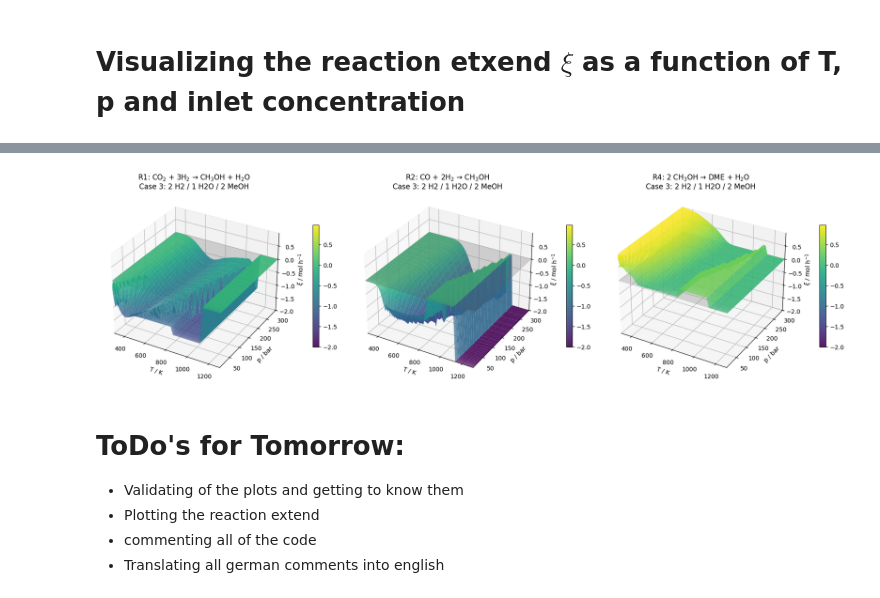
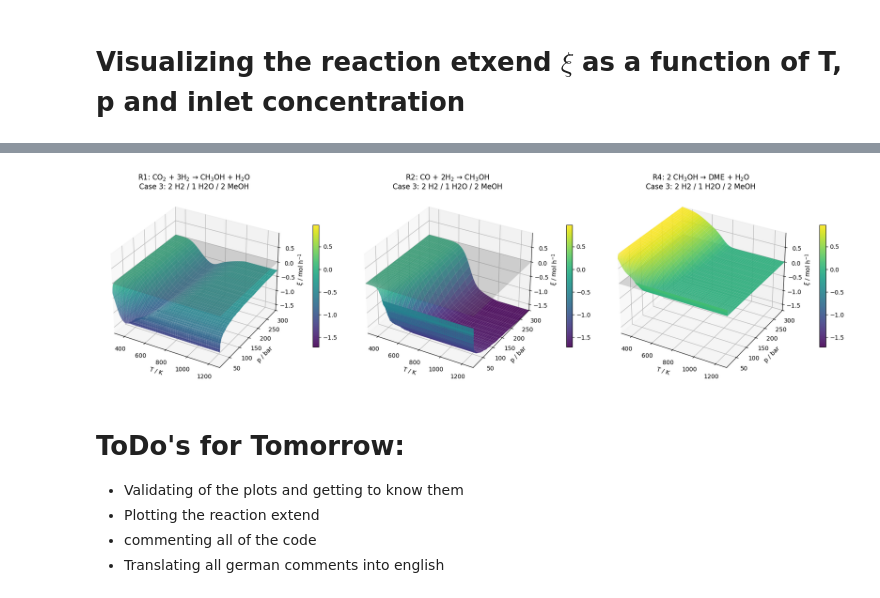
Before and after one commit to PeterSchoenung/CRE3-Assignment-2, a Jupyter notebook: CRE3_Assignment2_Group_5.ipynb, the cells around one changed output, grey strips where cells are left out. Drawn from its saved outputs; the diff is of its cells as text; code cells hidden in the pictures.

```diff
--- a/CRE3_Assignment2_Group_5.ipynb
+++ b/CRE3_Assignment2_Group_5.ipynb
@@ -728,7 +728,7 @@ def mole_fraction(n_out):
 
 from scipy.optimize import least_squares
 
-def equilibrium_residuals(xi, reaction_list, n_in, T, p, reac_index, penalty_weight=1e4):
+def equilibrium_residuals(xi, reaction_list, n_in, T, p, reac_index, penalty_weight=10):
     """
     Residuen der Gleichgewichtsbedingungen plus Strafterm für unphysikalische Mengen.
 
@@ -869,8 +886,13 @@ p_fixed  = 100
 xi_T = np.full((len(test_cases), 3, len(T_range)), np.nan)
 
 for ci, (name, n_in) in enumerate(test_cases):
+    xi_prev = np.array([0.001, 0.001, 0.001])   # Startwert nur für T[0]
     for ti, T in enumerate(T_range):
-        xi_T[ci, :, ti] = safe_solve(n_in, T, p_fixed)
+        xi = safe_solve(n_in, T, p_fixed, xi_init=xi_prev, xi_prev=xi_prev)
+        if not np.any(np.isnan(xi)):
+            xi_T[ci, :, ti] = xi
+            xi_prev = xi # Update the initial guess for the next temperature based on the previous solution to improve convergence
+
 
 # colors for consistent legend, using rainbow colormap with as many distinct colors as test cases
 colors = plt.cm.rainbow(np.linspace(0, 1, len(test_cases)))
@@ -896,13 +918,22 @@ plt.show()
 # %%
 # ====================== ξ vs p (for a fixed T) ======================
-p_range  = np.logspace(0, np.log10(300), 100)  # 1 ... 300 bar, log-scaled
+# p_range  = np.logspace(0, np.log10(300), 100)  # 1 ... 300 bar, log-scaled
+p_critical_region = np.linspace(1, 10, 300)   # ← Bereich mit Struktur, 300 Punkte
+# p_smooth_low  = np.logspace(0, np.log10(5), 30)    # 1-5 bar, 30 Punkte
+p_smooth_high = np.logspace(np.log10(10), np.log10(300), 50)  # 20-300 bar, 50 Punkte
+
+p_range = np.concatenate([p_critical_region[:-1], p_smooth_high])
 T_fixed  = 500  # K — typical for dme synthesis, can be changed to your needs
 
 xi_p = np.full((len(test_cases), 3, len(p_range)), np.nan)
 
 for ci, (name, n_in) in enumerate(test_cases):
+    xi_prev = np.array([0.001, 0.001, 0.001])
     for pi, p in enumerate(p_range):
-        xi_p[ci, :, pi] = safe_solve(n_in, T_fixed, p)
+        xi = safe_solve(n_in, T_fixed, p, xi_init=xi_prev, xi_prev=xi_prev)
+        if not np.any(np.isnan(xi)):
+            xi_p[ci, :, pi] = xi
+            xi_prev = xi
 
 # Define colors from rainbow colormap for consistent appearance across all plots
 colors = plt.cm.rainbow(np.linspace(0, 1, len(test_cases)))
@@ -929,6 +1172,6 @@ plt.show()
 # %%
 # ====================== 3D-Surface: ξ(T,p) for a single test case ======================
-SELECTED_CASE = 2   # ← Index 0..4, e.g. Case 1
+SELECTED_CASE = 2   # ← Index 0..4
 
 name, n_in = test_cases[SELECTED_CASE]
 
@@ -939,9 +1182,13 @@ T_mesh, p_mesh = np.meshgrid(T_3d, p_3d)
 
 xi_TP = np.full((3, len(p_3d), len(T_3d)), np.nan)
 
-for ti, T in enumerate(T_3d):
-    for pi, p in enumerate(p_3d):
-        xi_TP[:, pi, ti] = safe_solve(n_in, T, p)
+for pi, p in enumerate(p_3d):
+    xi_prev = np.array([0.001, 0.001, 0.001])   # Reset für jede p-Zeile
+    for ti, T in enumerate(T_3d):
+        xi = safe_solve(n_in, T, p, xi_init=xi_prev, xi_prev=xi_prev)
+        if not np.any(np.isnan(xi)):
+            xi_TP[:, pi, ti] = xi
+            xi_prev = xi
 
 # Determine global min and max across all three reactions for consistent color mapping
 vmin = np.nanmin(xi_TP)
@@ -957,32 +1204,32 @@ z_plane = np.zeros_like(T_mesh)
 fig = plt.figure(figsize=(18, 5.5))
 for r_idx in range(3):
     ax = fig.add_subplot(1, 3, r_idx + 1, projection='3d')
     surf = ax.plot_surface(
         T_mesh, p_mesh, xi_TP[r_idx],
         cmap='viridis', alpha=0.9, edgecolor='none',
         vmin=vmin, vmax=vmax  # Use global min/max for consistent color scale
     )
 
     # Add transparent reference mesh at z=0.0
     ax.plot_surface(
         T_mesh, p_mesh, z_plane,
         alpha=0.25, color='gray', edgecolor='none'
     )
 
     ax.set_xlabel('T / K')
     ax.set_ylabel('p / bar')
     ax.set_zlabel(r'$\xi$ / mol h$^{-1}$')
     ax.set_title(f'{reaction_labels_short[r_idx]}\n{name}')
 
     # Set consistent axis limits for all three plots
     ax.set_xlim([T_3d.min(), T_3d.max()])
     ax.set_ylim([p_3d.min(), p_3d.max()])
     ax.set_zlim([zmin, zmax])
 
     fig.colorbar(surf, ax=ax, shrink=0.55, pad=0.1)
 
 plt.tight_layout()
 plt.show()
 # %% [output]
-[figure, old version]
+[figure, new version]
 # %%
```
Also changed, not shown: parts of 6 cells of this notebook.
